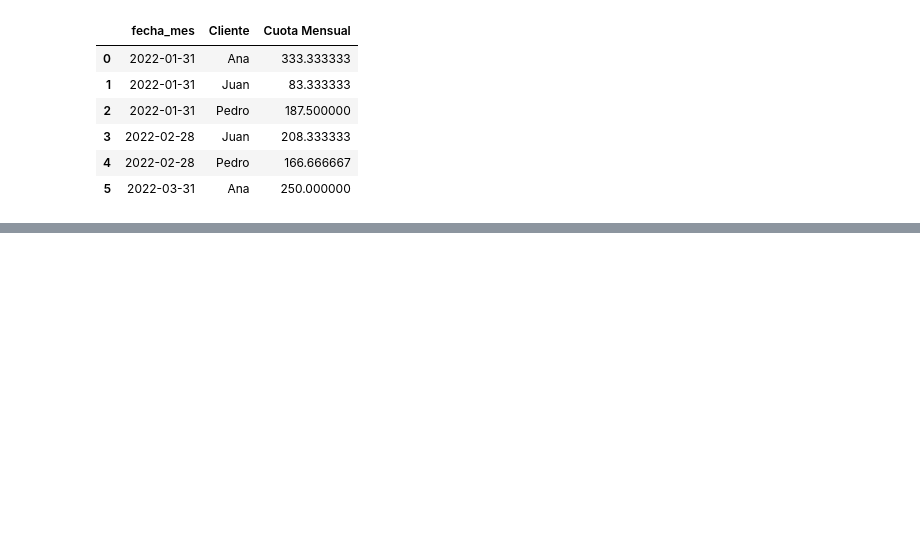
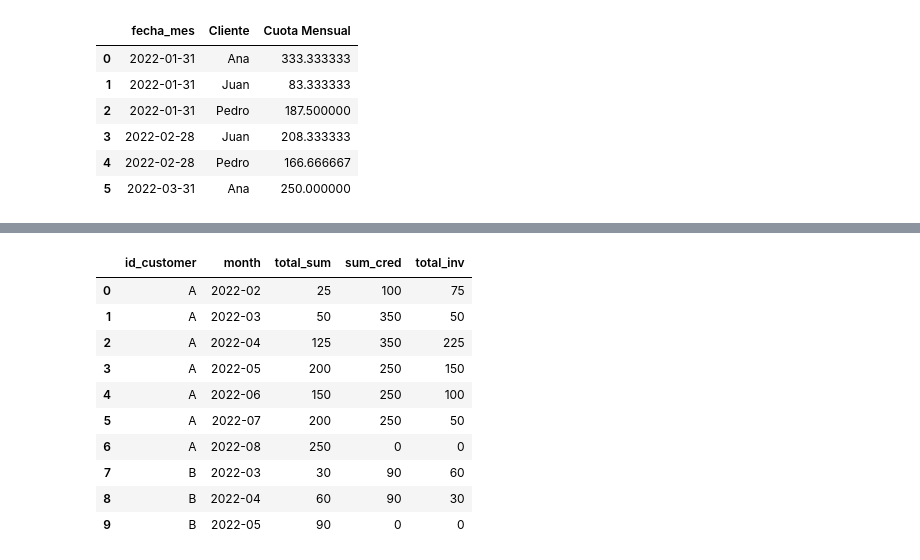
Before and after one commit to oecorrechag/Home-functions, a Jupyter notebook: agrupaciones/endeudamiento.ipynb, the cells around one changed output, grey strips where cells are left out. Drawn from its saved outputs; the diff is of its cells as text; code cells hidden in the pictures; blank space fills up the shorter version.

```diff
--- a/agrupaciones/endeudamiento.ipynb
+++ b/agrupaciones/endeudamiento.ipynb
@@ -254,0 +205,5 @@ data.tail()
+# %%
+## Agrupa por customer and month
+creditos = creditos.groupby(['id_customer', 'month'], as_index=False).agg(**{'total_sum': ('total_sum', 'sum'),
+                                                                             'sum_cred': ('credit', 'sum'),})
+creditos
@@ -254,0 +222,17 @@ data.tail()
+# %%
+creditos = creditos.assign(total_inv=lambda d: d['sum_cred'].sub(d['total_sum']),
+                           sum_cred=lambda d: d.groupby('id_customer')['sum_cred'].shift(-1, fill_value=0)
+                          )
+creditos
+# %% [output]
+|  | id_customer | month | total_sum | sum_cred | total_inv |
+| 0 | A | 2022-02 | 25 | 100 | 75 |
+| 1 | A | 2022-03 | 50 | 350 | 50 |
+| 2 | A | 2022-04 | 125 | 350 | 225 |
+| 3 | A | 2022-05 | 200 | 250 | 150 |
+| 4 | A | 2022-06 | 150 | 250 | 100 |
+| 5 | A | 2022-07 | 200 | 250 | 50 |
+| 6 | A | 2022-08 | 250 | 0 | 0 |
+| 7 | B | 2022-03 | 30 | 90 | 60 |
+| 8 | B | 2022-04 | 60 | 90 | 30 |
+| 9 | B | 2022-05 | 90 | 0 | 0 |
```
Also changed, not shown: parts of 24 cells of this notebook.
